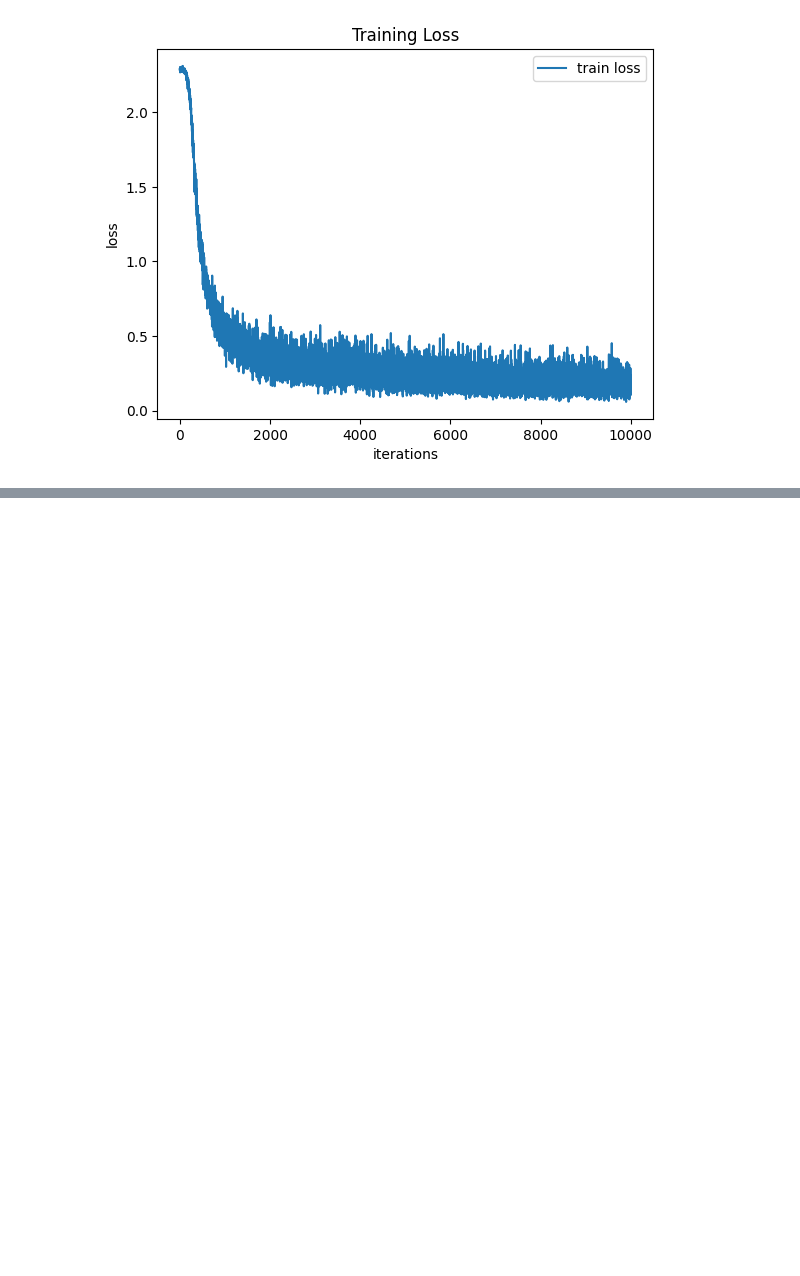
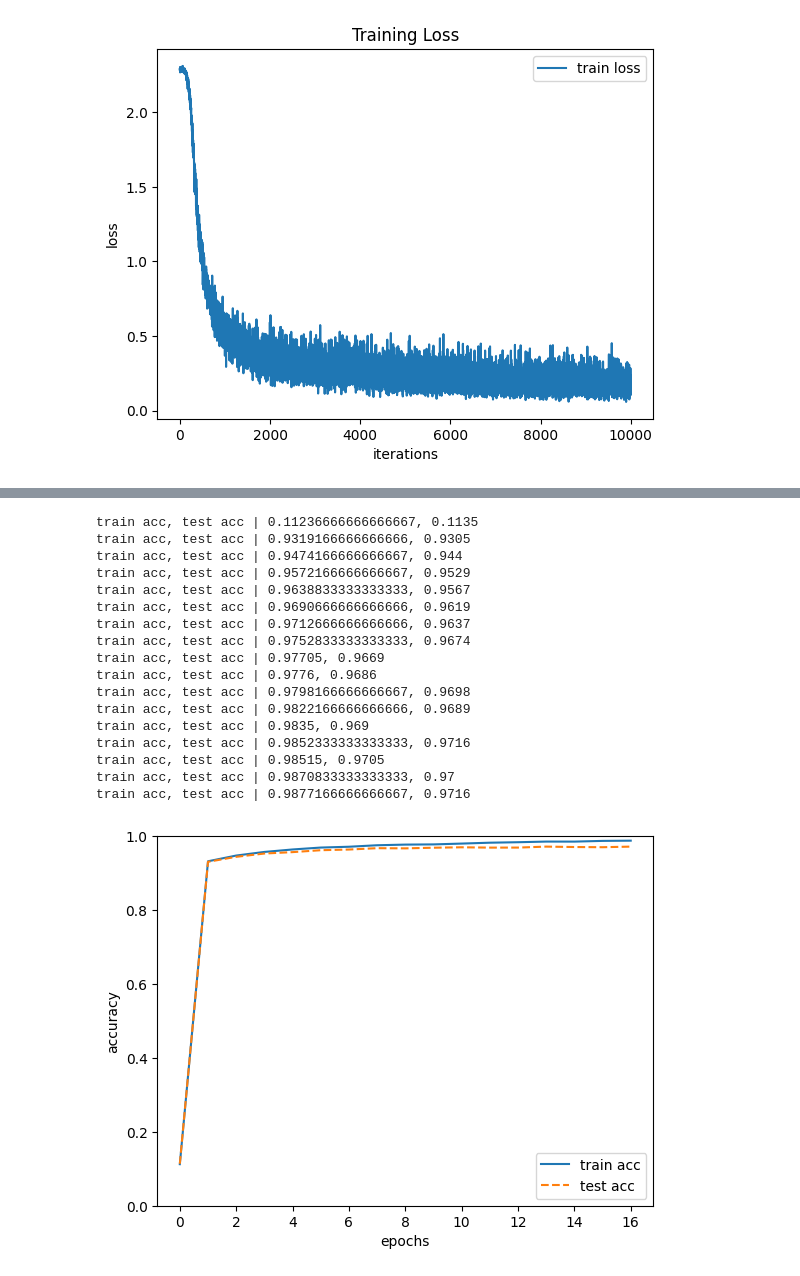
Before and after one commit to Theknom/deep0, a Jupyter notebook: ch04/ch04_2.ipynb, the cells around one changed output, grey strips where cells are left out. Drawn from its saved outputs; the diff is of its cells as text; code cells hidden in the pictures; blank space fills up the shorter version.

```diff
--- a/ch04/ch04_2.ipynb
+++ b/ch04/ch04_2.ipynb
@@ -185,0 +231,22 @@ train acc, test acc | 0.9474, 0.9448
+# %%
+lr = 1.0
+%run ./function04/train_neuralnet_epoch.py
+# %% [output]
+train acc, test acc | 0.11236666666666667, 0.1135
+train acc, test acc | 0.9319166666666666, 0.9305
+train acc, test acc | 0.9474166666666667, 0.944
+train acc, test acc | 0.9572166666666667, 0.9529
+train acc, test acc | 0.9638833333333333, 0.9567
+train acc, test acc | 0.9690666666666666, 0.9619
+train acc, test acc | 0.9712666666666666, 0.9637
+train acc, test acc | 0.9752833333333333, 0.9674
+train acc, test acc | 0.97705, 0.9669
+train acc, test acc | 0.9776, 0.9686
+train acc, test acc | 0.9798166666666667, 0.9698
+train acc, test acc | 0.9822166666666666, 0.9689
+train acc, test acc | 0.9835, 0.969
+train acc, test acc | 0.9852333333333333, 0.9716
+train acc, test acc | 0.98515, 0.9705
+train acc, test acc | 0.9870833333333333, 0.97
+train acc, test acc | 0.9877166666666667, 0.9716
+[figure, added]
```
Also changed, not shown: parts of 6 cells of this notebook, 1 other file.
